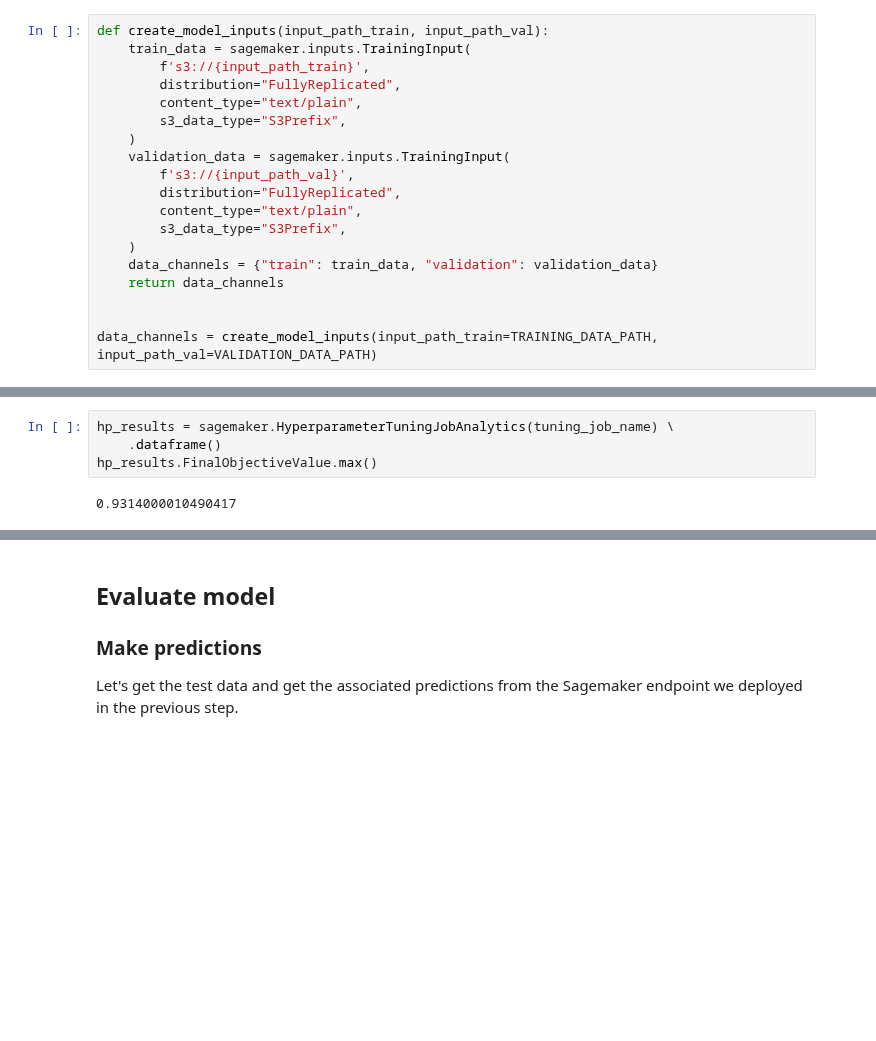
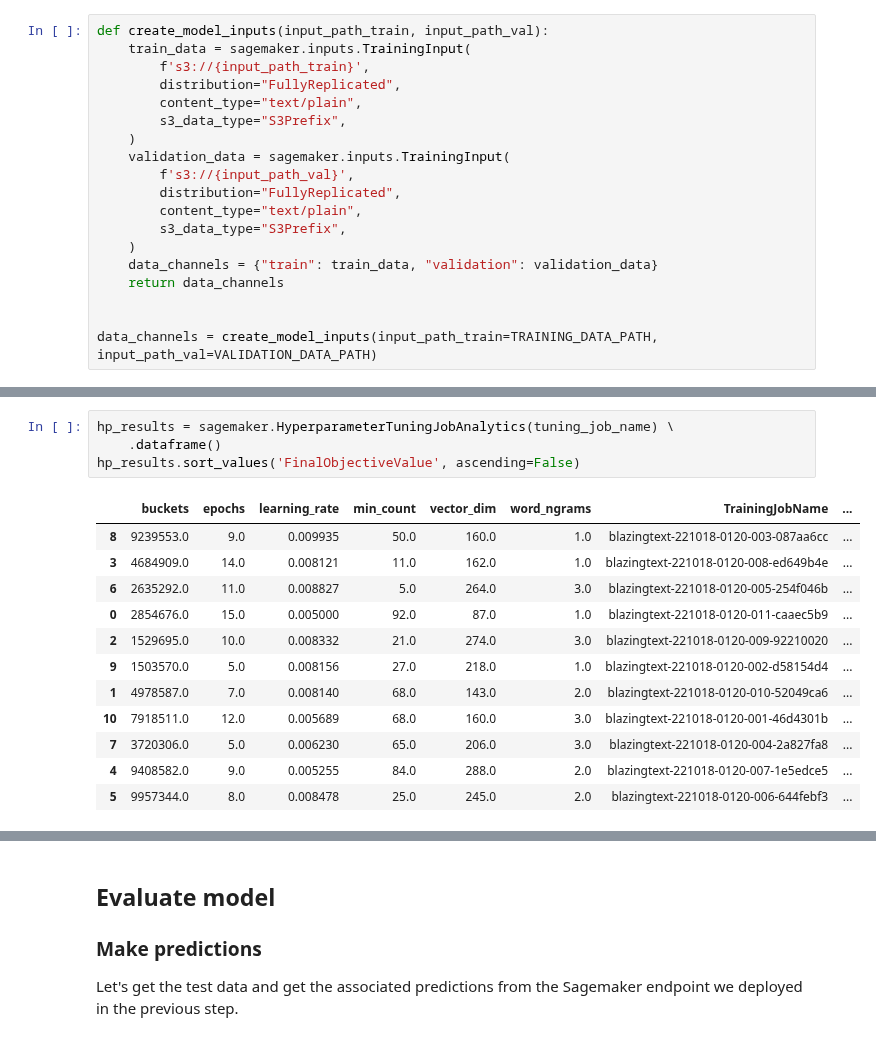
Before and after one commit to tloeber/email-classification, a Jupyter notebook: 2-blazing-text-model-training.ipynb, the cells around one changed output, grey strips where cells are left out. Saved outputs shown, nothing was run; the diff lists cells and outputs as text; blank space fills up the shorter version.

```diff
--- a/2-blazing-text-model-training.ipynb
+++ b/2-blazing-text-model-training.ipynb
@@ -172,9 +145,20 @@ tuning_job_result = smclient.describe_hyper_parameter_tuning_job(
 # %%
 hp_results = sagemaker.HyperparameterTuningJobAnalytics(tuning_job_name) \
     .dataframe()
-hp_results.FinalObjectiveValue.max()
+hp_results.sort_values('FinalObjectiveValue', ascending=False)
 # %% [output]
-0.9314000010490417
+|  | buckets | epochs | learning_rate | min_count | vector_dim | word_ngrams | TrainingJobName | ... |
+| 8 | 9239553.0 | 9.0 | 0.009935 | 50.0 | 160.0 | 1.0 | blazingtext-221018-0120-003-087aa6cc | ... |
+| 3 | 4684909.0 | 14.0 | 0.008121 | 11.0 | 162.0 | 1.0 | blazingtext-221018-0120-008-ed649b4e | ... |
+| 6 | 2635292.0 | 11.0 | 0.008827 | 5.0 | 264.0 | 3.0 | blazingtext-221018-0120-005-254f046b | ... |
+| 0 | 2854676.0 | 15.0 | 0.005000 | 92.0 | 87.0 | 1.0 | blazingtext-221018-0120-011-caaec5b9 | ... |
+| 2 | 1529695.0 | 10.0 | 0.008332 | 21.0 | 274.0 | 3.0 | blazingtext-221018-0120-009-92210020 | ... |
+| 9 | 1503570.0 | 5.0 | 0.008156 | 27.0 | 218.0 | 1.0 | blazingtext-221018-0120-002-d58154d4 | ... |
+| 1 | 4978587.0 | 7.0 | 0.008140 | 68.0 | 143.0 | 2.0 | blazingtext-221018-0120-010-52049ca6 | ... |
+| 10 | 7918511.0 | 12.0 | 0.005689 | 68.0 | 160.0 | 3.0 | blazingtext-221018-0120-001-46d4301b | ... |
+| 7 | 3720306.0 | 5.0 | 0.006230 | 65.0 | 206.0 | 3.0 | blazingtext-221018-0120-004-2a827fa8 | ... |
+| 4 | 9408582.0 | 9.0 | 0.005255 | 84.0 | 288.0 | 2.0 | blazingtext-221018-0120-007-1e5edce5 | ... |
+| 5 | 9957344.0 | 8.0 | 0.008478 | 25.0 | 245.0 | 2.0 | blazingtext-221018-0120-006-644febf3 | ... |
 # %%
 sns.barplot(
     y=hp_results.TrainingJobName.str.split('-').str.get(-1),
```
Also changed, not shown: parts of 25 cells of this notebook, 1 other file.
